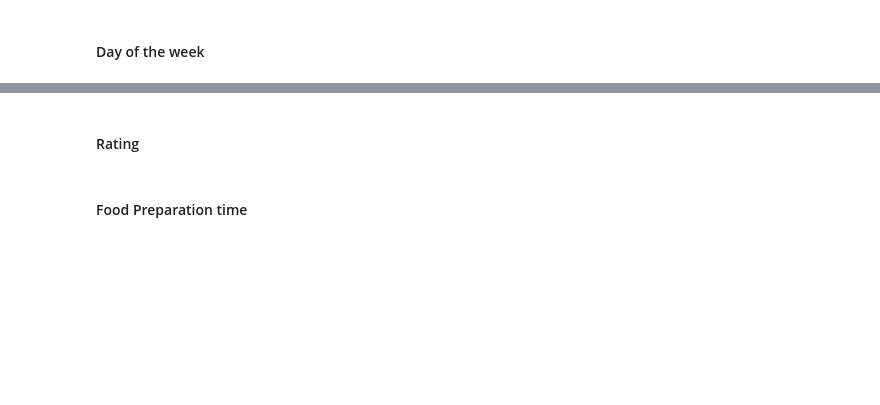
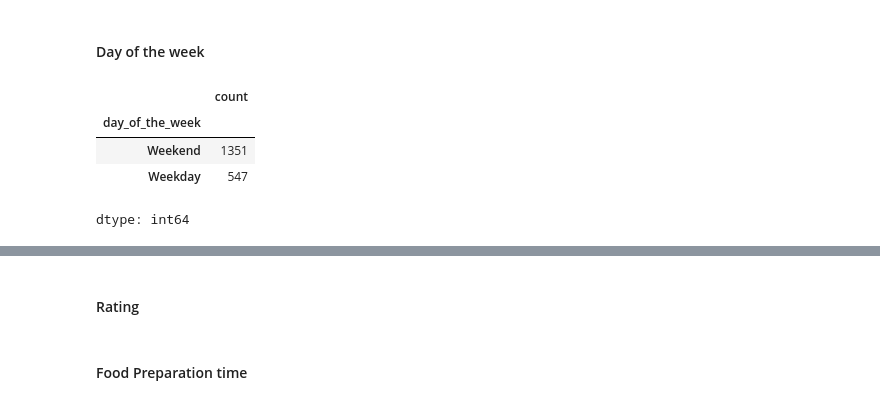
Before and after one commit to SudipKundu2023/Greatlearning, a Jupyter notebook: FoodHubUsecase/PYF_Project_Learner_Notebook_Low_Code.ipynb, the cells around one changed output, grey strips where cells are left out. Saved outputs shown, nothing was run; the diff lists cells and outputs as text; code cells hidden in the pictures; blank space fills up the shorter version.

```diff
--- a/FoodHubUsecase/PYF_Project_Learner_Notebook_Low_Code.ipynb
+++ b/FoodHubUsecase/PYF_Project_Learner_Notebook_Low_Code.ipynb
@@ -207,5 +221,11 @@ plt.show()
 #### Day of the week
 # %%
 # # Check the unique values
-df['day_of_the_week'].'_______' ## Complete the code to check unique values for the 'day_of_the_week' column
+df['day_of_the_week'].value_counts() ## Complete the code to check unique values for the 'day_of_the_week' column
+# %% [output]
+|  | count |
+| day_of_the_week |  |
+| Weekend | 1351 |
+| Weekday | 547 |
+dtype: int64
 # %%
```
Also changed, not shown: parts of 7 cells of this notebook.
